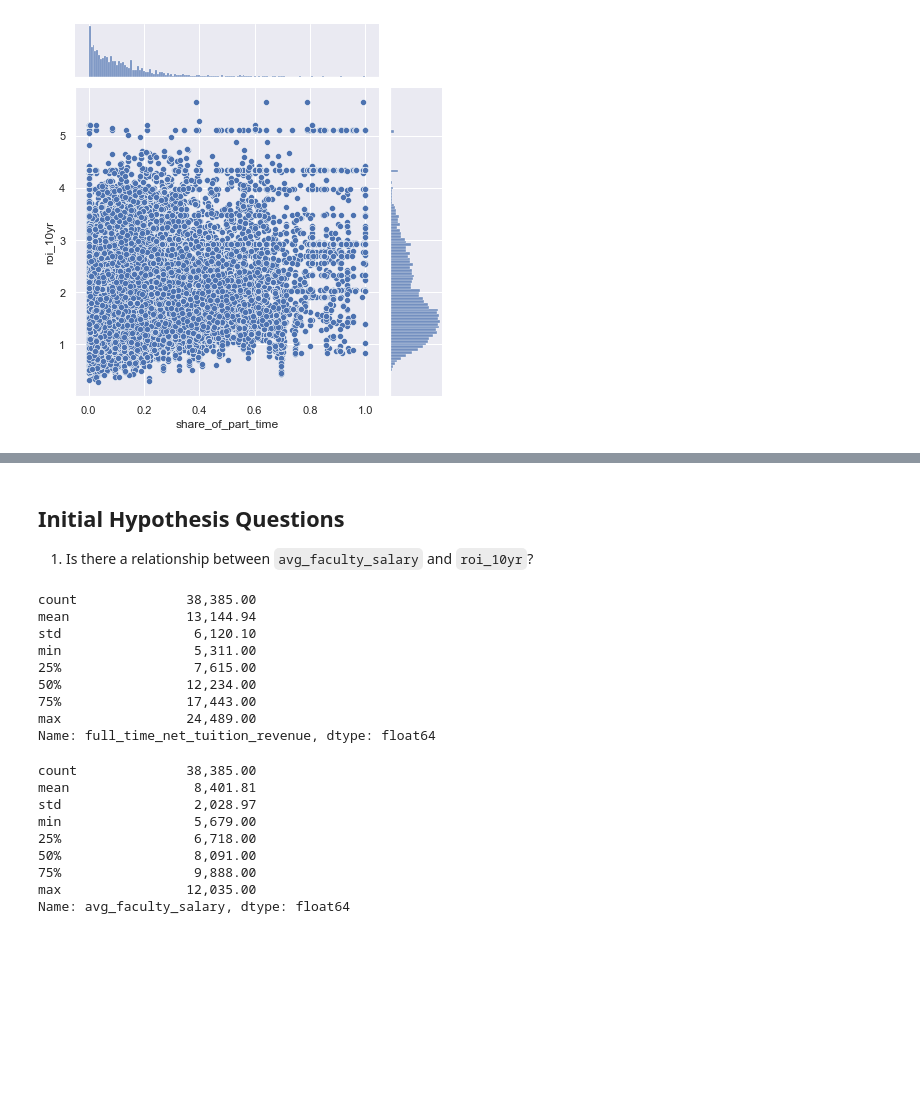
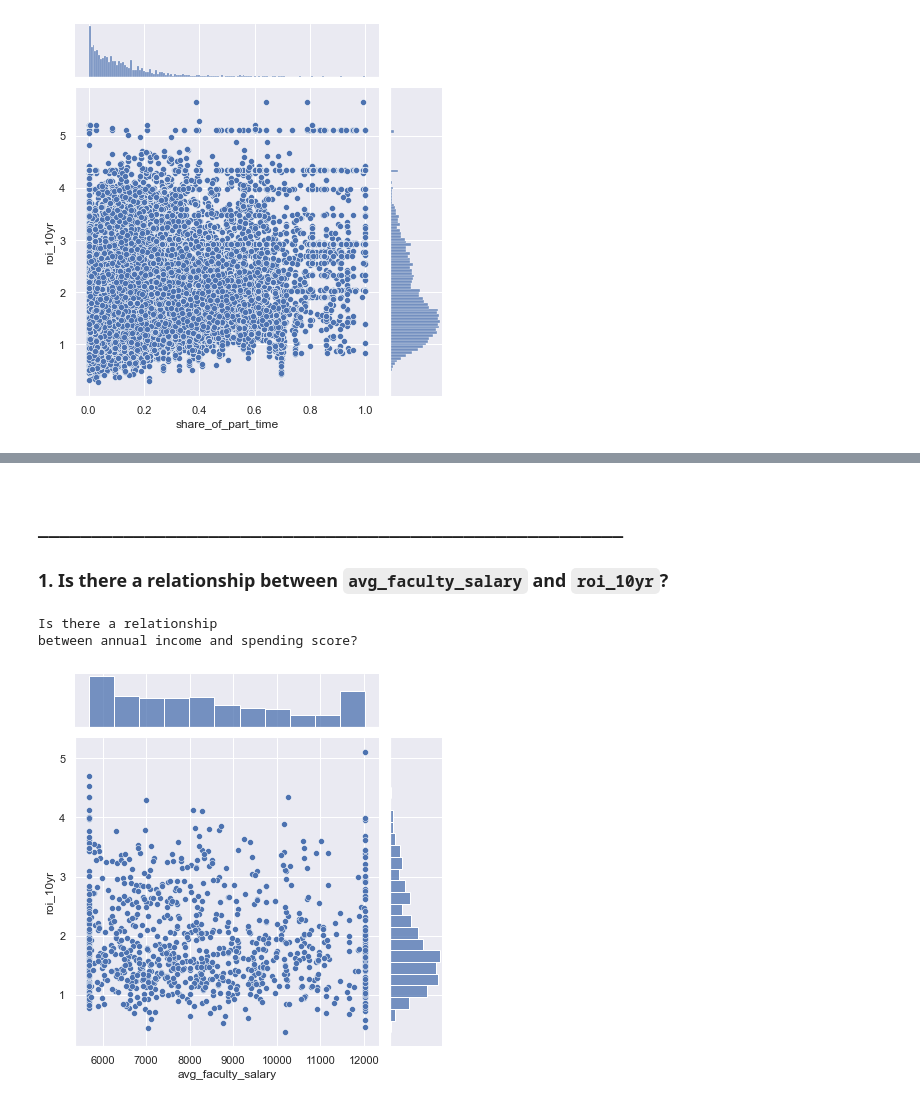
Before and after one commit to CDM-College-ROI/capstone_working_repo, a Jupyter notebook: ds_folder/explore_workbook.ipynb, the cells around one changed output, grey strips where cells are left out. Cells and saved outputs as stored; diff of their text form; code cells hidden in the pictures; blank space fills up the shorter version.

Commit message:
pushing redone exploration/hypothesis testing after data loss

```diff
--- a/ds_folder/explore_workbook.ipynb
+++ b/ds_folder/explore_workbook.ipynb
@@ -1031,28 +1099,13 @@ train.median_debt_non_pell.isnull().sum()
 # %% [markdown]
-## Initial Hypothesis Questions
-
-1. Is there a relationship between `avg_faculty_salary` and `roi_10yr`?
+# _______________________________________________________ #
+### 1. Is there a relationship between `avg_faculty_salary` and `roi_10yr`?
-# %%
-train.full_time_net_tuition_revenue.describe()
-# %% [output]
-count              38,385.00
-mean               13,144.94
-std                 6,120.10
-min                 5,311.00
-25%                 7,615.00
-50%                12,234.00
-75%                17,443.00
-max                24,489.00
-Name: full_time_net_tuition_revenue, dtype: float64
-# %%
-train.avg_faculty_salary.describe()
-# %% [output]
-count              38,385.00
-mean                8,401.81
-std                 2,028.97
-min                 5,679.00
-25%                 6,718.00
-50%                 8,091.00
-75%                 9,888.00
-max                12,035.00
-Name: avg_faculty_salary, dtype: float64
+# %%
+print("Is there a relationship\nbetween annual income and spending score?")
+sns.jointplot(x="avg_faculty_salary", y="roi_10yr", data=train.sample(1000))
+plt.xlabel("Annual Income")
+plt.ylabel("Spending Score")
+plt.show()
+# %% [output]
+Is there a relationship
+between annual income and spending score?
+[figure, added]
```
Also changed, not shown: parts of 46 cells of this notebook.
